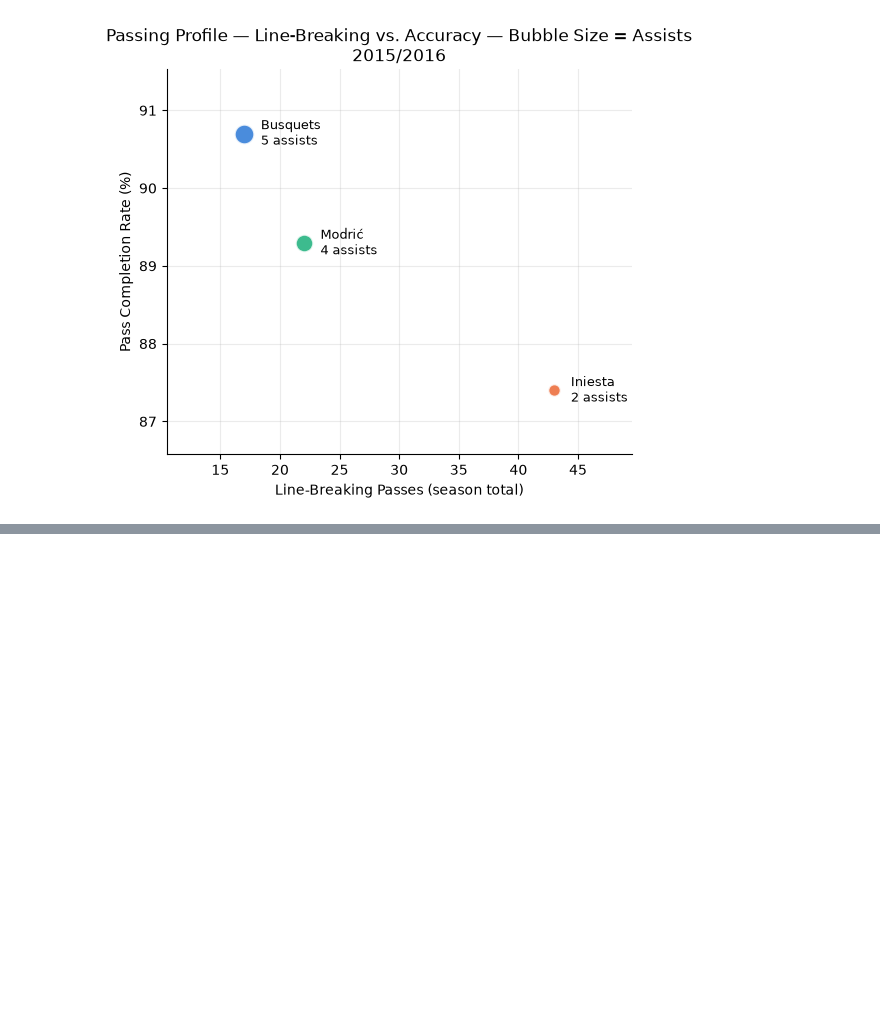
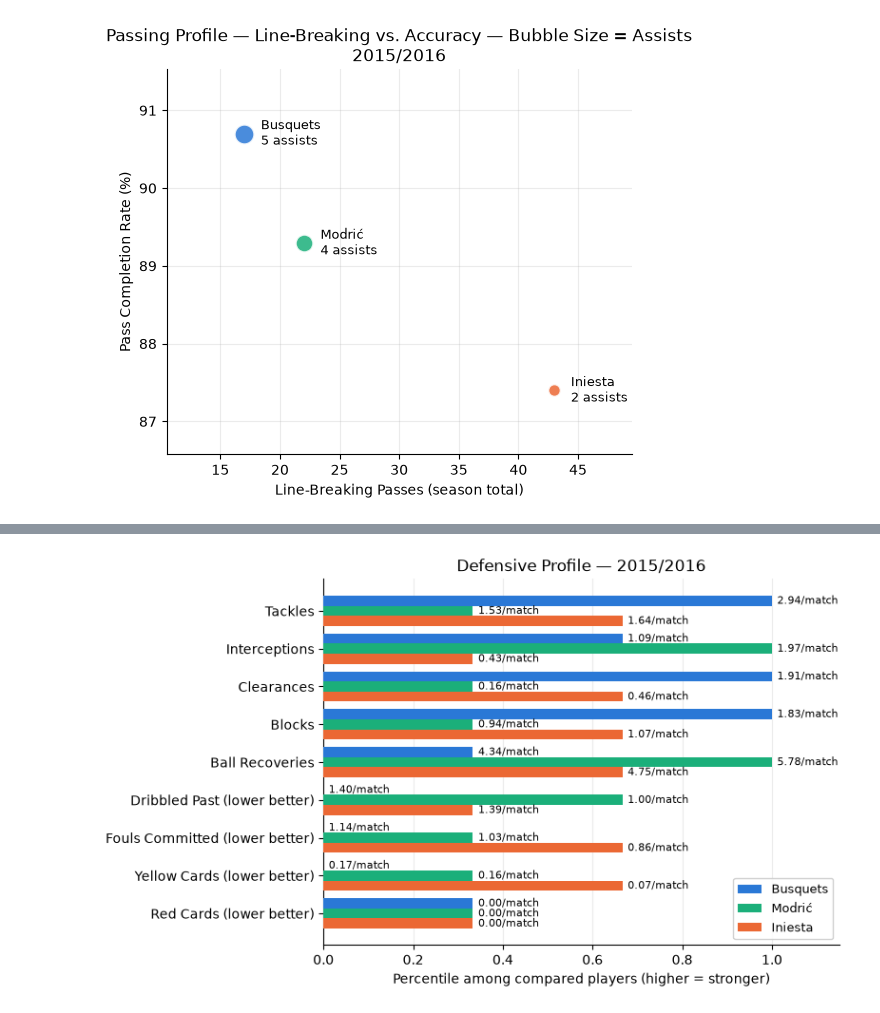
Before and after one commit to leventdusunceli/football_analytics, a Jupyter notebook: notebooks/football_analytics_demo.ipynb, the cells around one changed output, grey strips where cells are left out. Cells and saved outputs as stored; diff of their text form; code cells hidden in the pictures; blank space fills up the shorter version.

```diff
--- a/notebooks/football_analytics_demo.ipynb
+++ b/notebooks/football_analytics_demo.ipynb
@@ -576,0 +589,6 @@ ax2 = plot_line_breaking_profile(
+# %%
+midfielders_defensive = sb_client.get_player_defensive_season(
+    competition_id=COMPETITION_ID,
+    season_ids=SEASON_ID,
+    players=MIDFIELDERS
+)
@@ -576,0 +602,11 @@ ax2 = plot_line_breaking_profile(
+# %%
+ax3 = plot_defensive_profile(
+    midfielders_defensive,
+    player_labels=PLAYER_LABELS,
+    player_colors=PLAYER_COLORS
+)
+
+# dribbled past and fouls committed doesn't have busquests
+# also need to change the pro match and percentile stats to total season count
+# %% [output]
+[figure, added]
```
Also changed, not shown: parts of 14 cells of this notebook.
